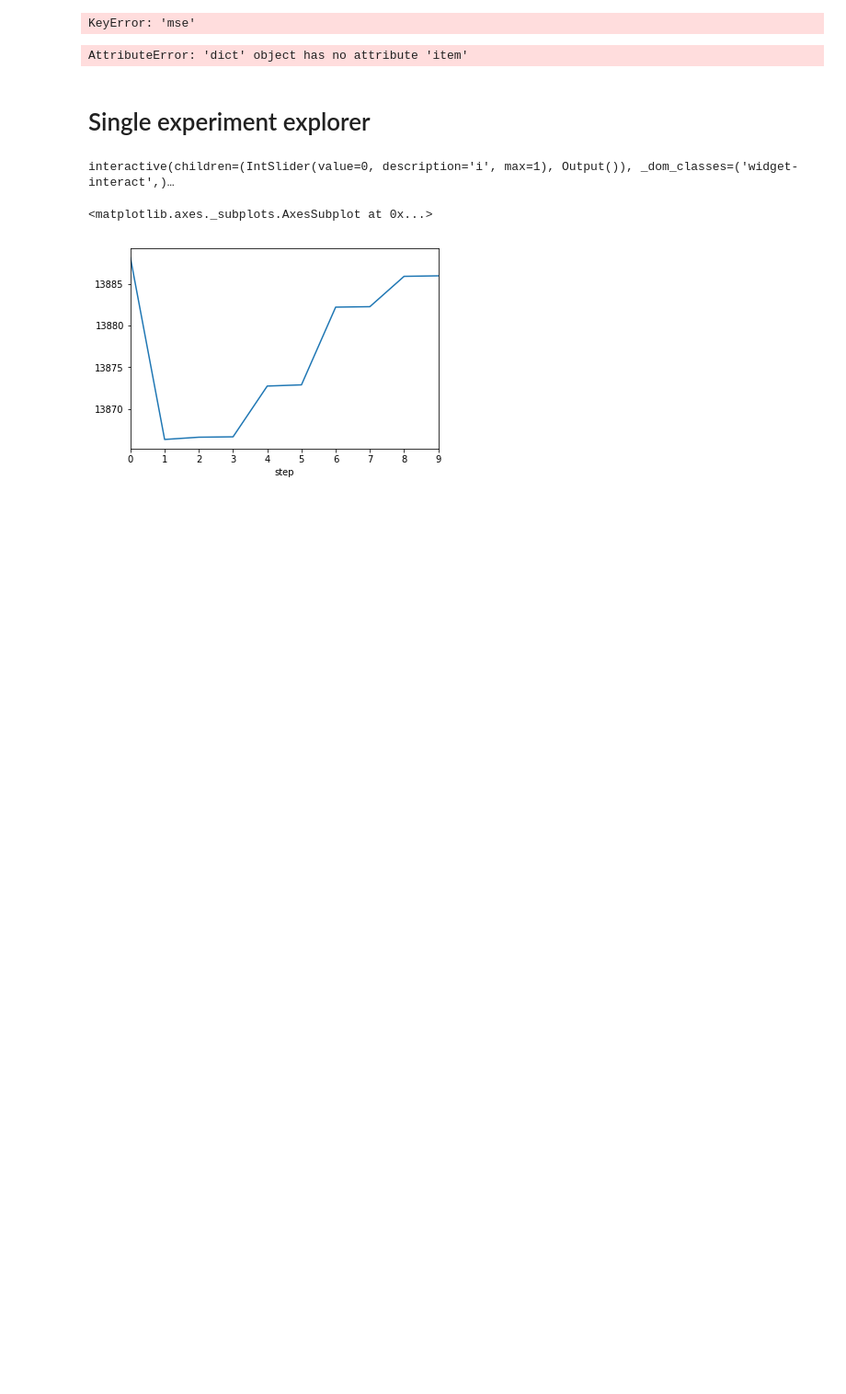
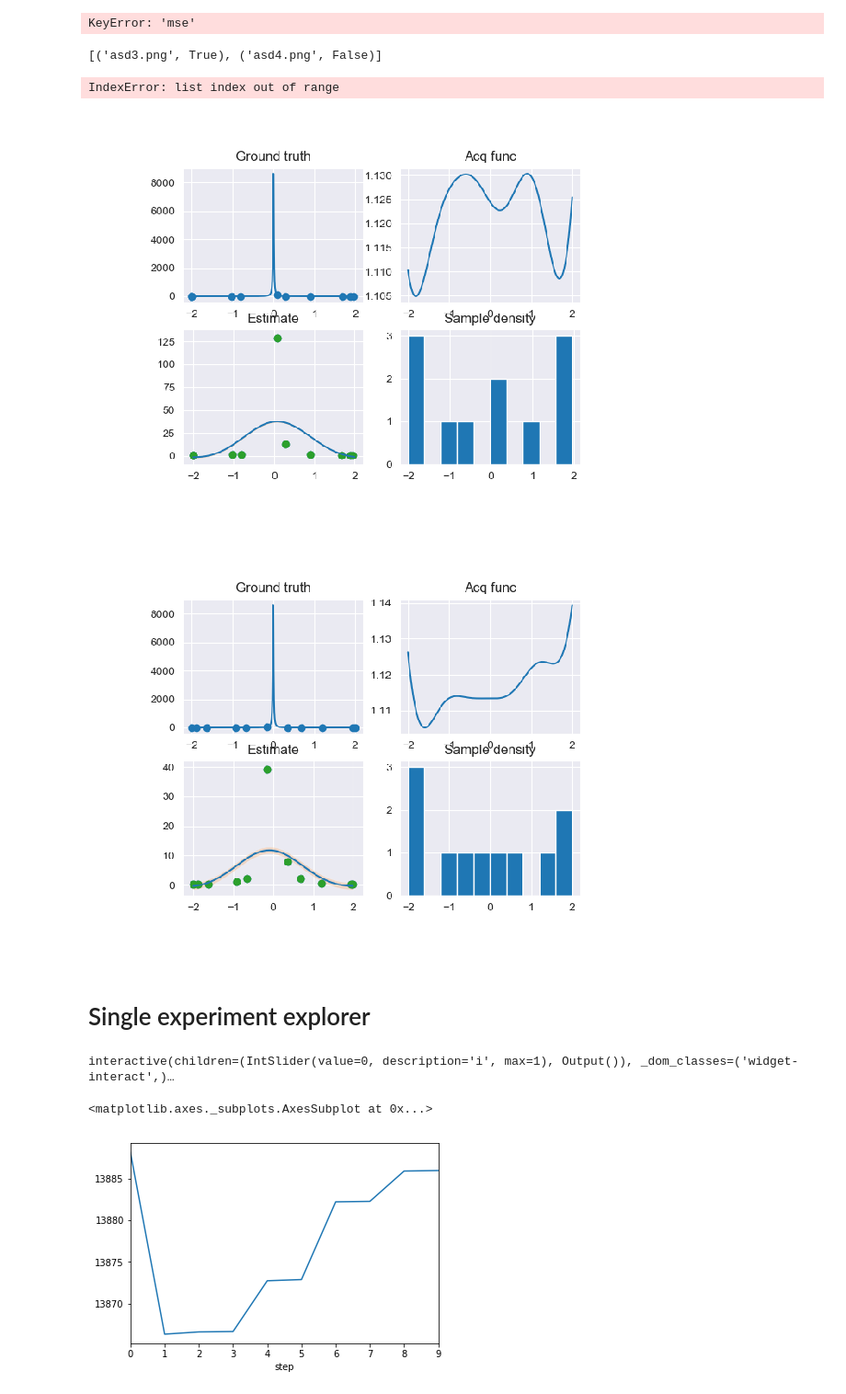
Before and after one commit to tmpethick/thesis-code, a Jupyter notebook: explorer_notebook.ipynb, the cells around one changed output. Shown at 92% size. Saved outputs shown, nothing was run; the diff lists cells and outputs as text; code cells hidden in the pictures; blank space fills up the shorter version.

```diff
--- a/explorer_notebook.ipynb
+++ b/explorer_notebook.ipynb
@@ -22,13 +23,13 @@ loader = ExperimentLoader(
 def find_similar(exp):
     """function to find based on hash.
     """
-    hash_ = exp.to_dict()['config']['exp_hash']
-    return loader.find_by_config_key('exp_hash', hash_)
+    hash_ = exp.to_dict()['config'][settings.EXP_HASH]
+    return loader.find_by_config_key(settings.EXP_HASH, hash_)
 
 def hash_based_bundle(exps):
     bundles = {}
     for exp in exps:
-        hash_ = exp.to_dict()['config']['model_hash']
+        hash_ = exp.to_dict()['config'][settings.MODEL_HASH]
         if hash_ in bundles:
             bundles[hash_].append(exp)
         else:
@@ -80,12 +81,20 @@ plt.plot(df_concat.index, mean)
 plt.fill_between(df_concat.index, mean - 2 * np.sqrt(var), mean + 2 * np.sqrt(var), alpha=0.2)
 # %% [output]
 KeyError: 'mse'
+# %%
+sorted([('asd4.png', False), ('asd3.png',True)])
+# %% [output]
+[('asd3.png', True), ('asd4.png', False)]
 # %%
 # Plot all last BO plot
+# TODO: plot in grid
 for exp in exps:
-    exp.artifacts.item
+    name, last_plot = sorted(get_bo_plots(exp).items())[-1]
+    last_plot.show()
 # %% [output]
-AttributeError: 'dict' object has no attribute 'item'
+IndexError: list index out of range
+[figure, added]
+[figure, added]
 # %% [markdown]
 # Single experiment explorer
 # %%
```
Also changed, not shown: parts of 2 cells of this notebook, 3 other files.
